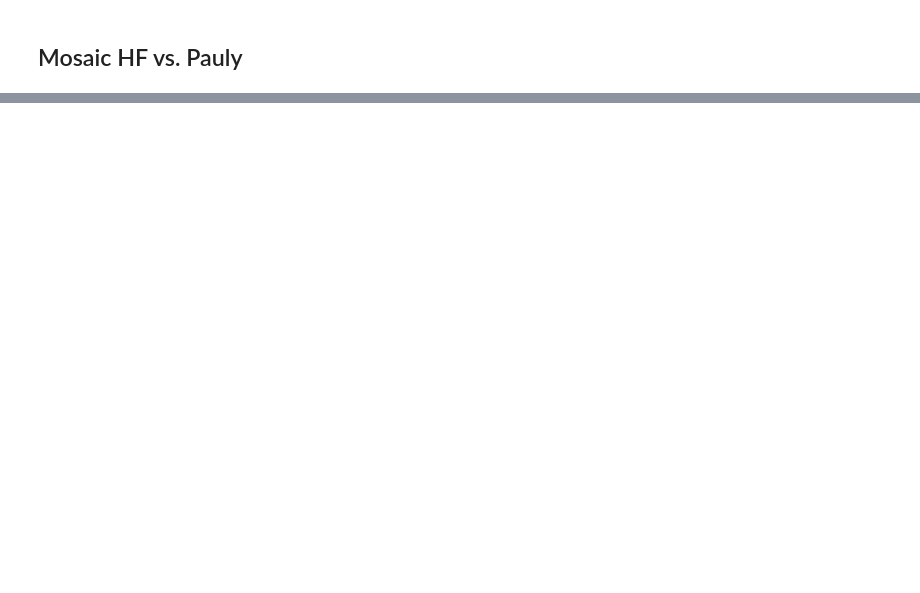
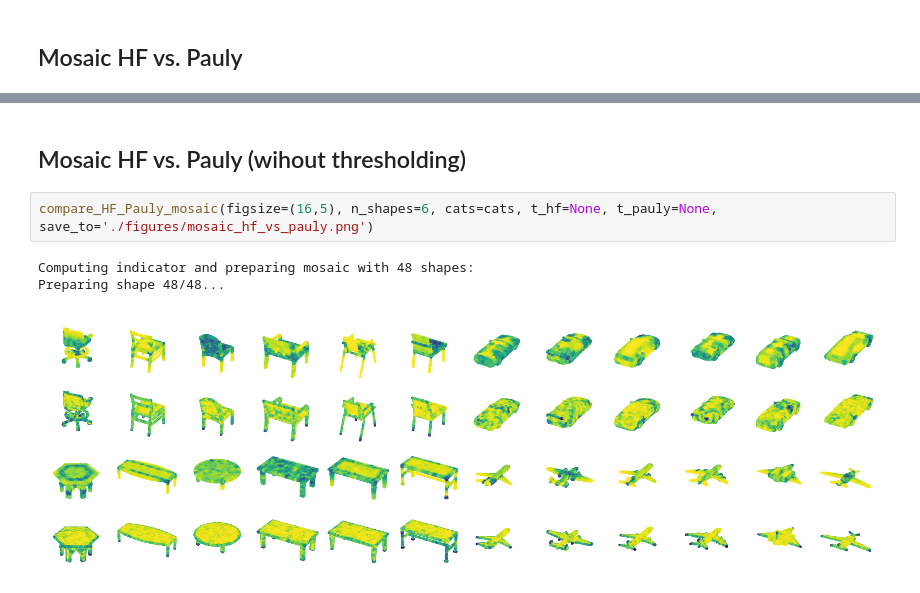
Before and after one commit to VirgileF/point-cloud-analysis-and-neural-udfs, a Jupyter notebook: notebooks/plot_indicators_on_surfaces.ipynb, the cells around one changed output, grey strips where cells are left out. Saved outputs shown, nothing was run; the diff lists cells and outputs as text; blank space fills up the shorter version.

```diff
--- a/notebooks/plot_indicators_on_surfaces.ipynb
+++ b/notebooks/plot_indicators_on_surfaces.ipynb
@@ -394,0 +489,8 @@ compare_HF_Pauly_mosaic(figsize=(16,5), n_shapes=6, cats=cats, save_to=None)
+# %% [markdown]
+## Mosaic HF vs. Pauly (wihout thresholding)
+# %%
+compare_HF_Pauly_mosaic(figsize=(16,5), n_shapes=6, cats=cats, t_hf=None, t_pauly=None, save_to='./figures/mosaic_hf_vs_pauly.png')
+# %% [output]
+Computing indicator and preparing mosaic with 48 shapes:
+Preparing shape 48/48...
+[figure, added]
```
Also changed, not shown: parts of 8 cells of this notebook, 31 other files.
